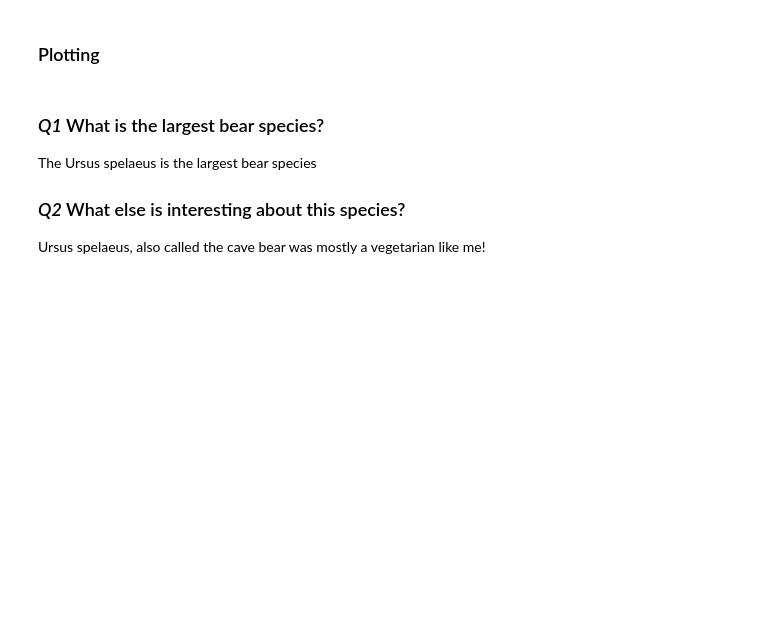
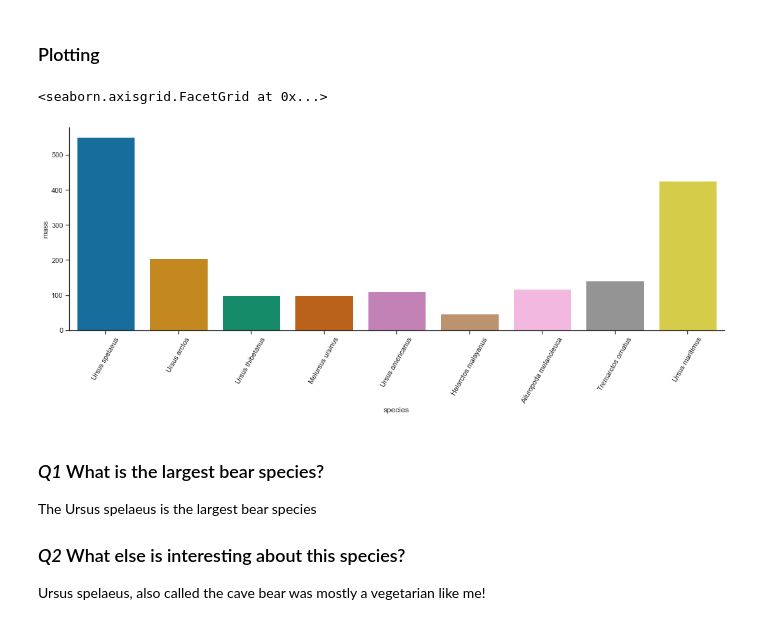
Before and after one commit to sushma-ambekar/BCB546-PythonHW_Spring2021, a Jupyter notebook: Python-Assignment-Sushma.ipynb, the cells around one changed output. Cells and saved outputs as stored; diff of their text form; code cells hidden in the pictures; blank space fills up the shorter version.

```diff
--- a/Python-Assignment-Sushma.ipynb
+++ b/Python-Assignment-Sushma.ipynb
@@ -163,11 +188,12 @@ bears_molec_df.head(5)
 # %%
 ## 8.
 ## A bar-chart plotted with seaborn of the mass with the x-axes labeled with species names.
 plot_dims = (14, 9)
-b = sns.catplot(data=bears_molec_df, x="species", y="mass", kind="bar", aspect=3)
-b.set_xticklabels(rotation=60) #rotates the x axis labels for readability
-
-## Citation: https://stackoverflow.com/questions/26540035/rotate-label-text-in-seaborn-factorplot
+b = sns.catplot(data=bears_molec_df, x="species", y="mass", kind="bar", aspect=3, palette='colorblind')
+b.set_xticklabels(rotation=60) #rotates the x axis labels
+# %% [output]
+<seaborn.axisgrid.FacetGrid at 0x...>
+[figure, added]
 # %% [markdown]
 ### *Q1* What is the largest bear species?
 The Ursus spelaeus is the largest bear species
```
Also changed, not shown: parts of 9 cells of this notebook.
